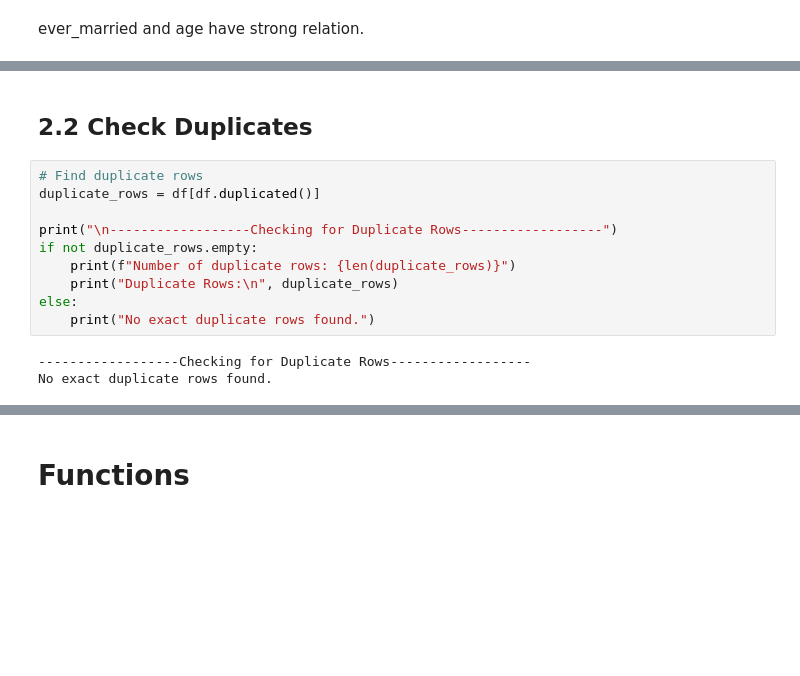
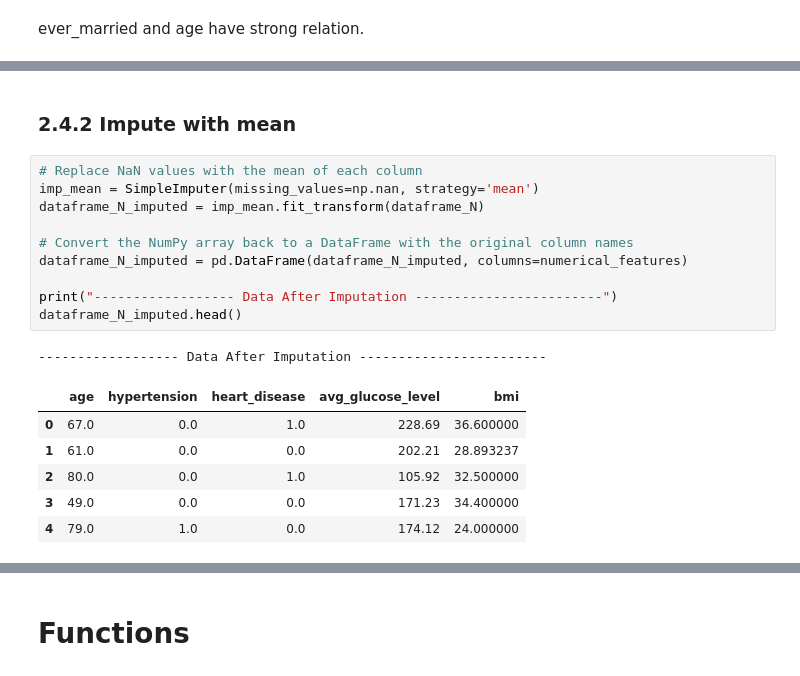
Before and after one commit to YasminaNasser/Stroke-Prediction-Data-Mining, a Jupyter notebook: Stroke_Prediction.ipynb, the cells around one changed output, grey strips where cells are left out. Cells and saved outputs as stored; diff of their text form; blank space fills up the shorter version.

```diff
--- a/Stroke_Prediction.ipynb
+++ b/Stroke_Prediction.ipynb
@@ -218,15 +285,20 @@ ever_married and age have strong relation.
 # %% [markdown]
-## 2.2 Check Duplicates
+### 2.4.2 Impute with mean
-# %%
-# Find duplicate rows
-duplicate_rows = df[df.duplicated()]
-
-print("\n------------------Checking for Duplicate Rows------------------")
-if not duplicate_rows.empty:
-    print(f"Number of duplicate rows: {len(duplicate_rows)}")
-    print("Duplicate Rows:\n", duplicate_rows)
-else:
-    print("No exact duplicate rows found.")
-# %% [output]
-------------------Checking for Duplicate Rows------------------
-No exact duplicate rows found.
+# %%
+# Replace NaN values with the mean of each column
+imp_mean = SimpleImputer(missing_values=np.nan, strategy='mean')
+dataframe_N_imputed = imp_mean.fit_transform(dataframe_N)
+
+# Convert the NumPy array back to a DataFrame with the original column names
+dataframe_N_imputed = pd.DataFrame(dataframe_N_imputed, columns=numerical_features)
+
+print("------------------ Data After Imputation ------------------------")
+dataframe_N_imputed.head()
+# %% [output]
+------------------ Data After Imputation ------------------------
+|  | age | hypertension | heart_disease | avg_glucose_level | bmi |
+| 0 | 67.0 | 0.0 | 1.0 | 228.69 | 36.600000 |
+| 1 | 61.0 | 0.0 | 0.0 | 202.21 | 28.893237 |
+| 2 | 80.0 | 0.0 | 1.0 | 105.92 | 32.500000 |
+| 3 | 49.0 | 0.0 | 0.0 | 171.23 | 34.400000 |
+| 4 | 79.0 | 1.0 | 0.0 | 174.12 | 24.000000 |
```
Also changed, not shown: parts of 48 cells of this notebook.
